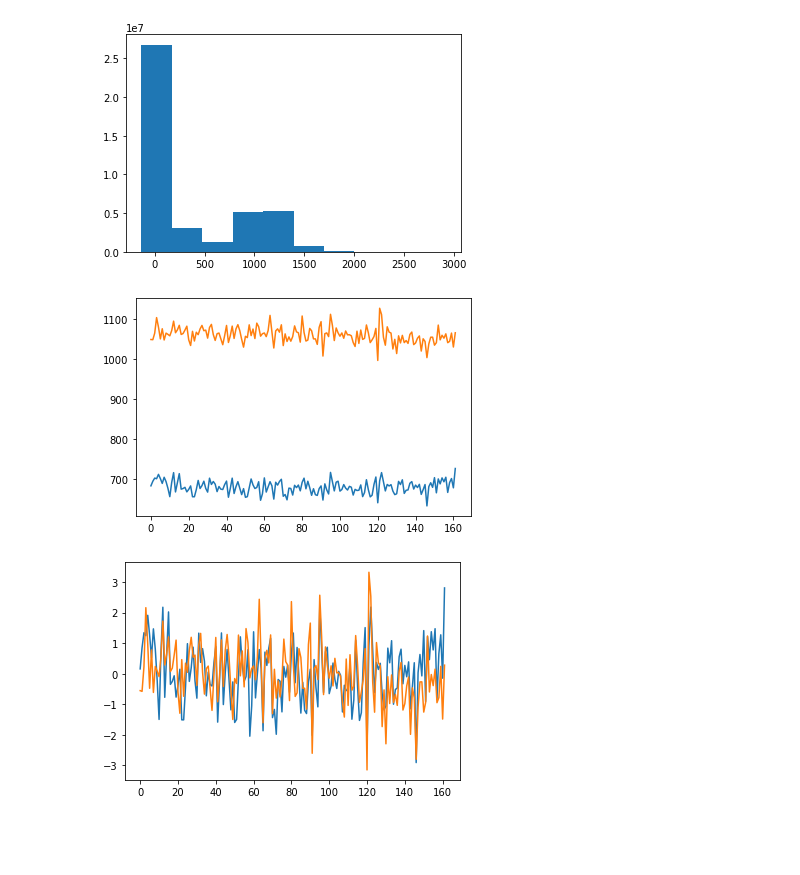
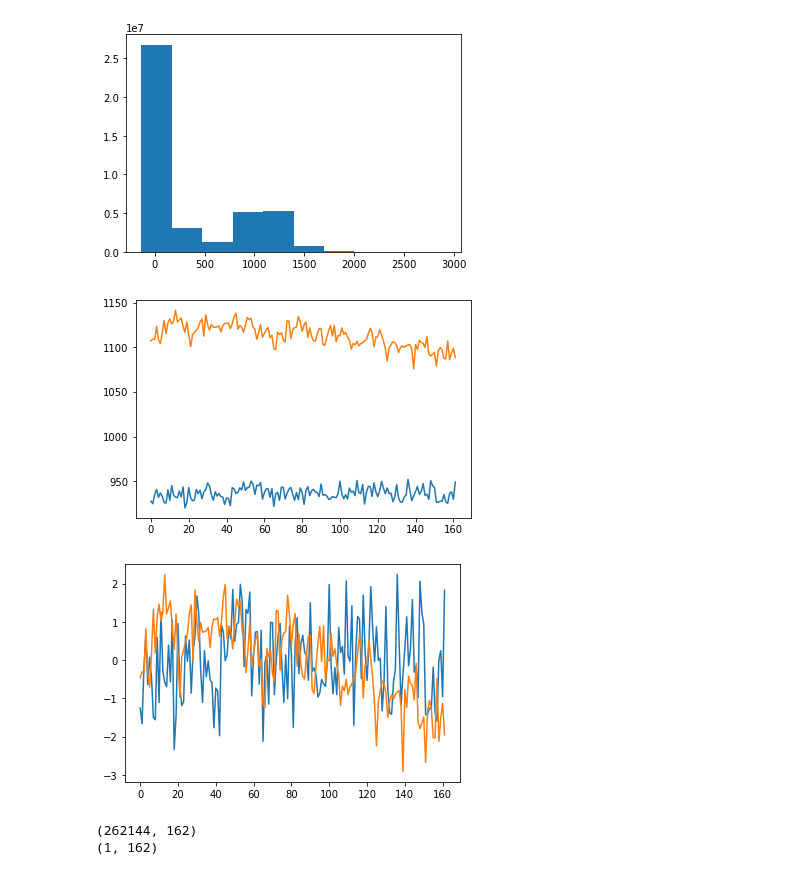
Before and after one commit to Aglinskas/BC-ORG-Data, a Jupyter notebook: Code/tut-neuroimaging-basic-IO.ipynb, the cells around one changed output. Cells and saved outputs as stored; diff of their text form; code cells hidden in the pictures; blank space fills up the shorter version.

```diff
--- a/Code/tut-neuroimaging-basic-IO.ipynb
+++ b/Code/tut-neuroimaging-basic-IO.ipynb
@@ -122,15 +122,15 @@ plt.hist(epi_4D.numpy().flatten())
  <BarContainer object of 10 artists>)
 [figure]
 # %%
-plt.plot(epi_4D.numpy()[32,32,32,:]);
-plt.plot(epi_4D.numpy()[32,32,33,:]);
+plt.plot(epi_4D.numpy()[40,40,40,:]);
+plt.plot(epi_4D.numpy()[40,40,45,:]);
 # %% [output]
-[figure, old version]
+[figure, new version]
 # %%
 # Z-score, i.e. subtract the mean and divise by st dev
 im = (epi_4D - epi_4D.mean(axis=3)[:,:,:,np.newaxis]) / epi_4D.std(axis=3)[:,:,:,np.newaxis]
 # %%
-plt.plot(im.numpy()[32,32,32,:]);
-plt.plot(im.numpy()[32,32,33,:]);
+plt.plot(im.numpy()[40,40,40,:]);
+plt.plot(im.numpy()[40,40,45,:]);
 # %% [output]
-[figure, old version]
+[figure, new version]
@@ -136,0 +151,10 @@ plt.plot(im.numpy()[32,32,33,:]);
+# %%
+corr_map = np.zeros((64,64,64))
+vec1 = epi_4D.numpy().reshape(-1,epi_4D.shape[-1])
+vec2 = roi_timecourse[np.newaxis,:]
+
+print(vec1.shape)
+print(vec2.shape)
+# %% [output]
+(262144, 162)
+(1, 162)
```
Also changed, not shown: parts of 7 cells of this notebook.
